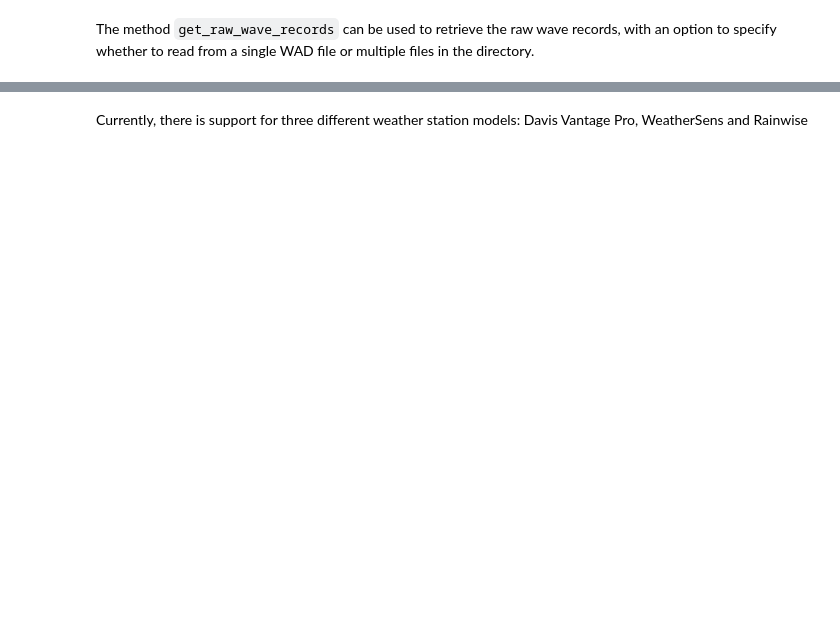
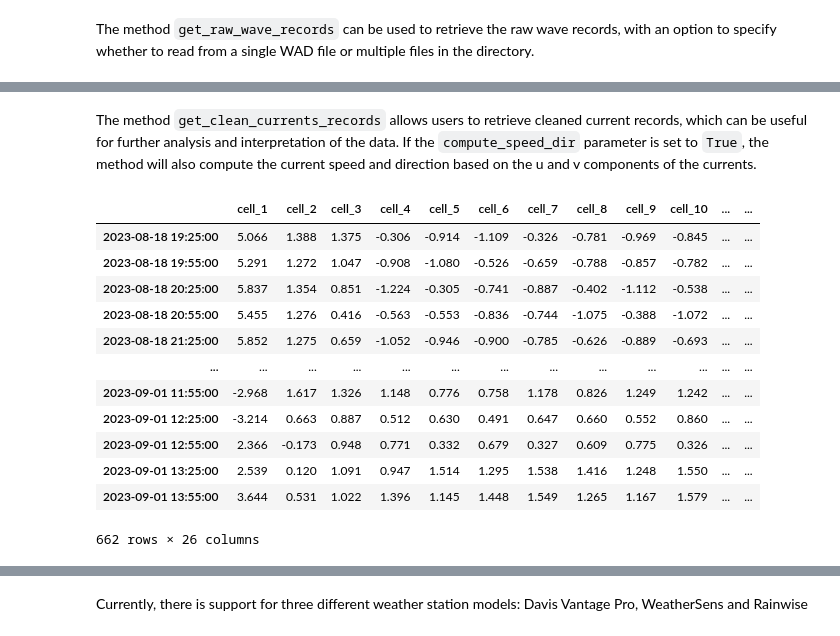
Before and after one commit to oceanicos-dev-org/oceanicospy, a Jupyter notebook: examples/reading_field_data.ipynb, the cells around one changed output, grey strips where cells are left out. Drawn from its saved outputs; the diff is of its cells as text; code cells hidden in the pictures; blank space fills up the shorter version.

Commit message:
leading to a better support for AWAC data handling

```diff
--- a/examples/reading_field_data.ipynb
+++ b/examples/reading_field_data.ipynb
@@ -186,0 +264,20 @@ AttributeError: 'AWAC' object has no attribute 'x_component'
+# %% [markdown]
+The method `get_clean_currents_records` allows users to retrieve cleaned current records, which can be useful for further analysis and interpretation of the data. If the `compute_speed_dir` parameter is set to `True`, the method will also compute the current speed and direction based on the u and v components of the currents.
+# %%
+x_currents_clean,y_currents_clean,current_speed,current_dir = AWAC_obj.get_clean_currents_records()
+# %%
+x_currents_clean
+# %% [output]
+|  | cell_1 | cell_2 | cell_3 | cell_4 | cell_5 | cell_6 | cell_7 | cell_8 | cell_9 | cell_10 | ... | ... |
+| 2023-08-18 19:25:00 | 5.066 | 1.388 | 1.375 | -0.306 | -0.914 | -1.109 | -0.326 | -0.781 | -0.969 | -0.845 | ... | ... |
+| 2023-08-18 19:55:00 | 5.291 | 1.272 | 1.047 | -0.908 | -1.080 | -0.526 | -0.659 | -0.788 | -0.857 | -0.782 | ... | ... |
+| 2023-08-18 20:25:00 | 5.837 | 1.354 | 0.851 | -1.224 | -0.305 | -0.741 | -0.887 | -0.402 | -1.112 | -0.538 | ... | ... |
+| 2023-08-18 20:55:00 | 5.455 | 1.276 | 0.416 | -0.563 | -0.553 | -0.836 | -0.744 | -1.075 | -0.388 | -1.072 | ... | ... |
+| 2023-08-18 21:25:00 | 5.852 | 1.275 | 0.659 | -1.052 | -0.946 | -0.900 | -0.785 | -0.626 | -0.889 | -0.693 | ... | ... |
+| ... | ... | ... | ... | ... | ... | ... | ... | ... | ... | ... | ... | ... |
+| 2023-09-01 11:55:00 | -2.968 | 1.617 | 1.326 | 1.148 | 0.776 | 0.758 | 1.178 | 0.826 | 1.249 | 1.242 | ... | ... |
+| 2023-09-01 12:25:00 | -3.214 | 0.663 | 0.887 | 0.512 | 0.630 | 0.491 | 0.647 | 0.660 | 0.552 | 0.860 | ... | ... |
+| 2023-09-01 12:55:00 | 2.366 | -0.173 | 0.948 | 0.771 | 0.332 | 0.679 | 0.327 | 0.609 | 0.775 | 0.326 | ... | ... |
+| 2023-09-01 13:25:00 | 2.539 | 0.120 | 1.091 | 0.947 | 1.514 | 1.295 | 1.538 | 1.416 | 1.248 | 1.550 | ... | ... |
+| 2023-09-01 13:55:00 | 3.644 | 0.531 | 1.022 | 1.396 | 1.145 | 1.448 | 1.549 | 1.265 | 1.167 | 1.579 | ... | ... |
+662 rows × 26 columns
```
Also changed, not shown: parts of 24 cells of this notebook, 4 other files.
